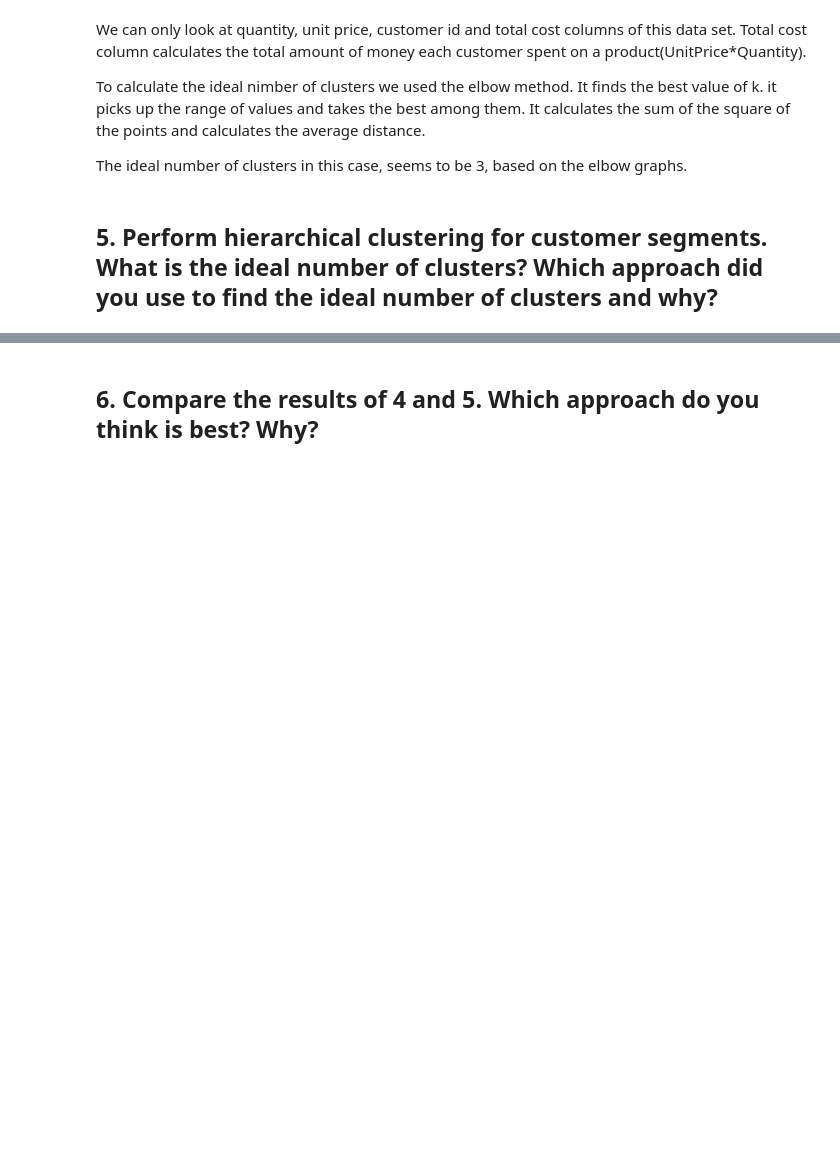
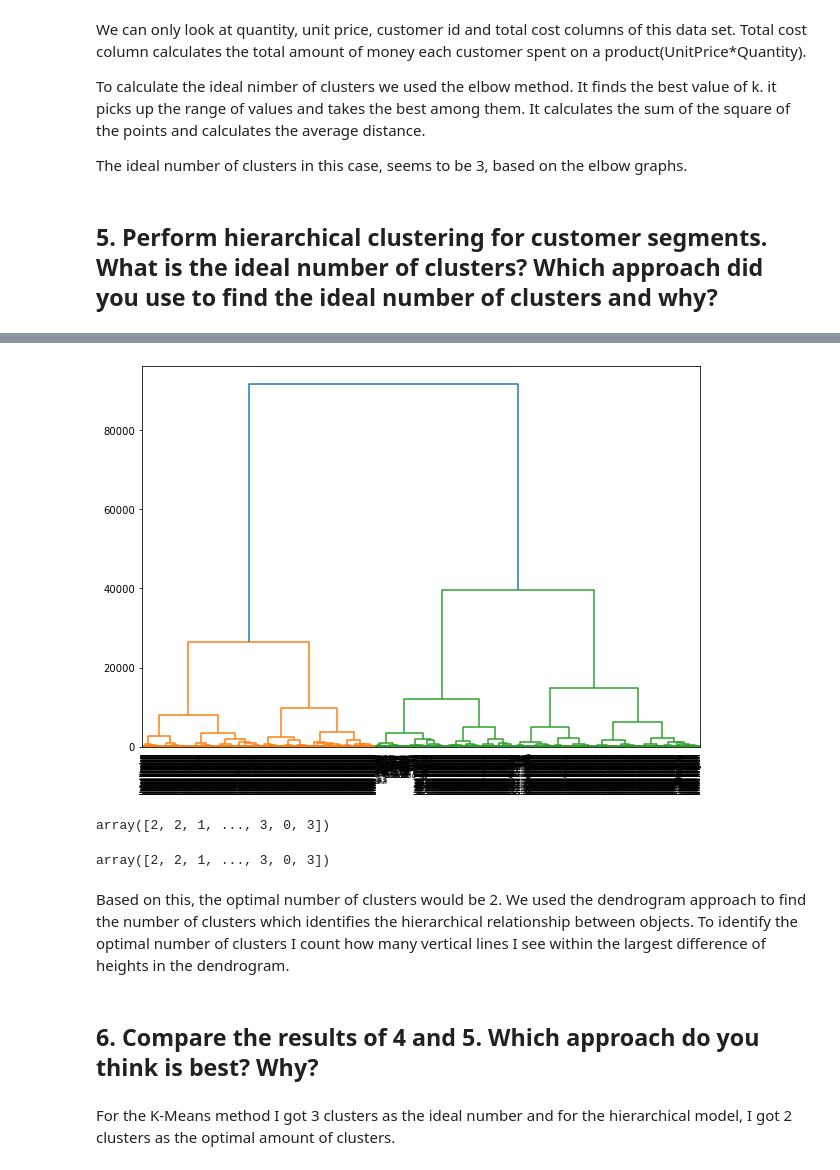
Before and after one commit to olesiam10/Homework, a Jupyter notebook: hw_week19.ipynb, the cells around one changed output, grey strips where cells are left out. Cells and saved outputs as stored; diff of their text form; code cells hidden in the pictures; blank space fills up the shorter version.

```diff
--- a/hw_week19.ipynb
+++ b/hw_week19.ipynb
@@ -206,0 +227,6 @@ smaller_df=clean.drop(["UnitPrice", "Quantity"], axis=1)
+# %%
+#using bootstrap resampling to select a smaller sample of data, since
+#my computer cannot process the whole dataset for this model
+from sklearn.utils import resample
+boot = resample(clean, replace=True, n_samples=2000, random_state=1)
+boot
@@ -207,17 +247,32 @@ smaller_df=clean.drop(["UnitPrice", "Quantity"], axis=1)
+# %%
+#dropping na from the bootstraped dataset
+clean_df=boot.dropna()
 # %%
-X = smaller_df.drop('Country',axis=1)
-y = smaller_df['Country']
+X = clean_df.drop('Country',axis=1)
+y = clean_df['Country']
 # %%
-#from scipy.cluster.hierarchy import dendrogram, linkage
+from scipy.cluster.hierarchy import dendrogram, linkage
 
-#linked = linkage(X,'ward')
-#plt.figure(figsize=(10,7))
+linked = linkage(X,'ward')
+plt.figure(figsize=(10,7))
 
-#dendro = dendrogram(linked, labels=list(y))
-#plt.show()
+dendro = dendrogram(linked, labels=list(y))
+plt.show()
+# %% [output]
+[figure, added]
 # %%
 from sklearn.cluster import AgglomerativeClustering
-cluster = AgglomerativeClustering(n_clusters=3, affinity='euclidean',linkage='ward')
+cluster = AgglomerativeClustering(n_clusters=4, affinity='euclidean',linkage='ward')
 cluster.fit_predict(X)
+# %% [output]
+array([2, 2, 1, ..., 3, 0, 3])
+# %%
+cluster.labels_
+# %% [output]
+array([2, 2, 1, ..., 3, 0, 3])
+# %% [markdown]
+Based on this, the optimal number of clusters would be 2. We used the dendrogram approach to find the number of clusters which identifies the hierarchical relationship between objects. To identify the optimal number of clusters I count how many vertical lines I see within the largest difference of heights in the dendrogram.
 # %% [markdown]
 ## 6. Compare the results of 4 and 5. Which approach do you think is best? Why?
+# %% [markdown]
+For the K-Means method I got 3 clusters as the ideal number and for the hierarchical model, I got 2 clusters as the optimal amount of clusters.
```
Also changed, not shown: parts of 14 cells of this notebook.
